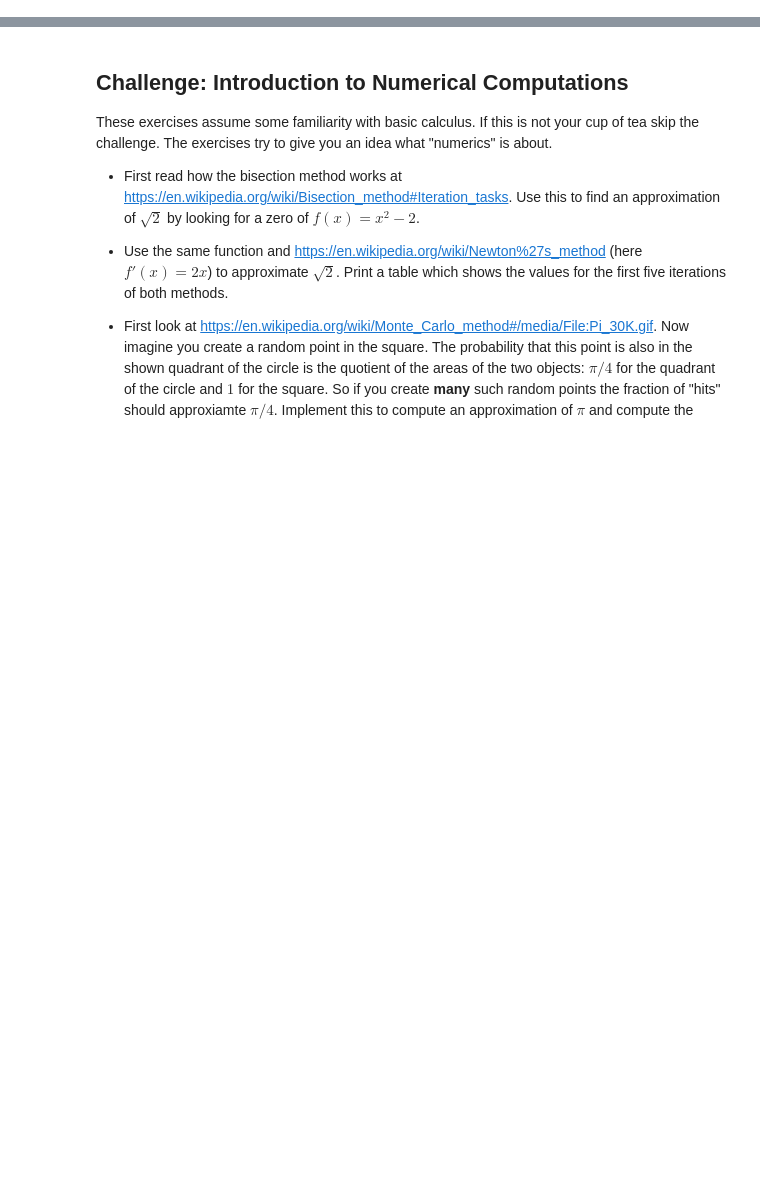
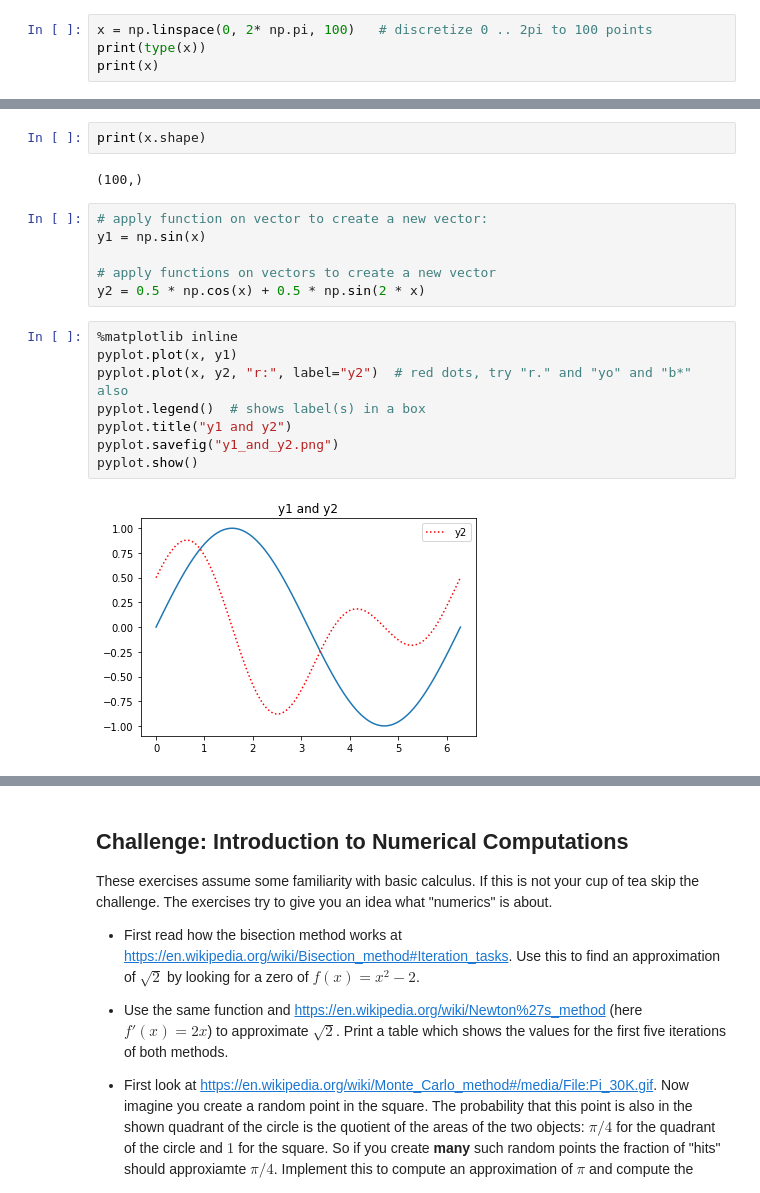
Before and after one commit to uweschmitt/python-challenges, a Jupyter notebook: challenges.ipynb, the cells around one changed output, grey strips where cells are left out. Drawn from its saved outputs; the diff is of its cells as text; blank space fills up the shorter version.

```diff
--- a/challenges.ipynb
+++ b/challenges.ipynb
@@ -59,0 +69,4 @@ Lookup the `glob` Python module and extend your solution to iterate over all `cs
+# %%
+x = np.linspace(0, 2* np.pi, 100)   # discretize 0 .. 2pi to 100 points
+print(type(x))
+print(x)
@@ -59,0 +92,20 @@ Lookup the `glob` Python module and extend your solution to iterate over all `cs
+# %%
+print(x.shape)
+# %% [output]
+(100,)
+# %%
+# apply function on vector to create a new vector:
+y1 = np.sin(x)
+
+# apply functions on vectors to create a new vector
+y2 = 0.5 * np.cos(x) + 0.5 * np.sin(2 * x)
+# %%
+%matplotlib inline
+pyplot.plot(x, y1)
+pyplot.plot(x, y2, "r:", label="y2")  # red dots, try "r." and "yo" and "b*" also
+pyplot.legend()  # shows label(s) in a box
+pyplot.title("y1 and y2")
+pyplot.savefig("y1_and_y2.png")
+pyplot.show()
+# %% [output]
+[figure, added]
```
Also changed, not shown: parts of 48 cells of this notebook, 1 other file.
